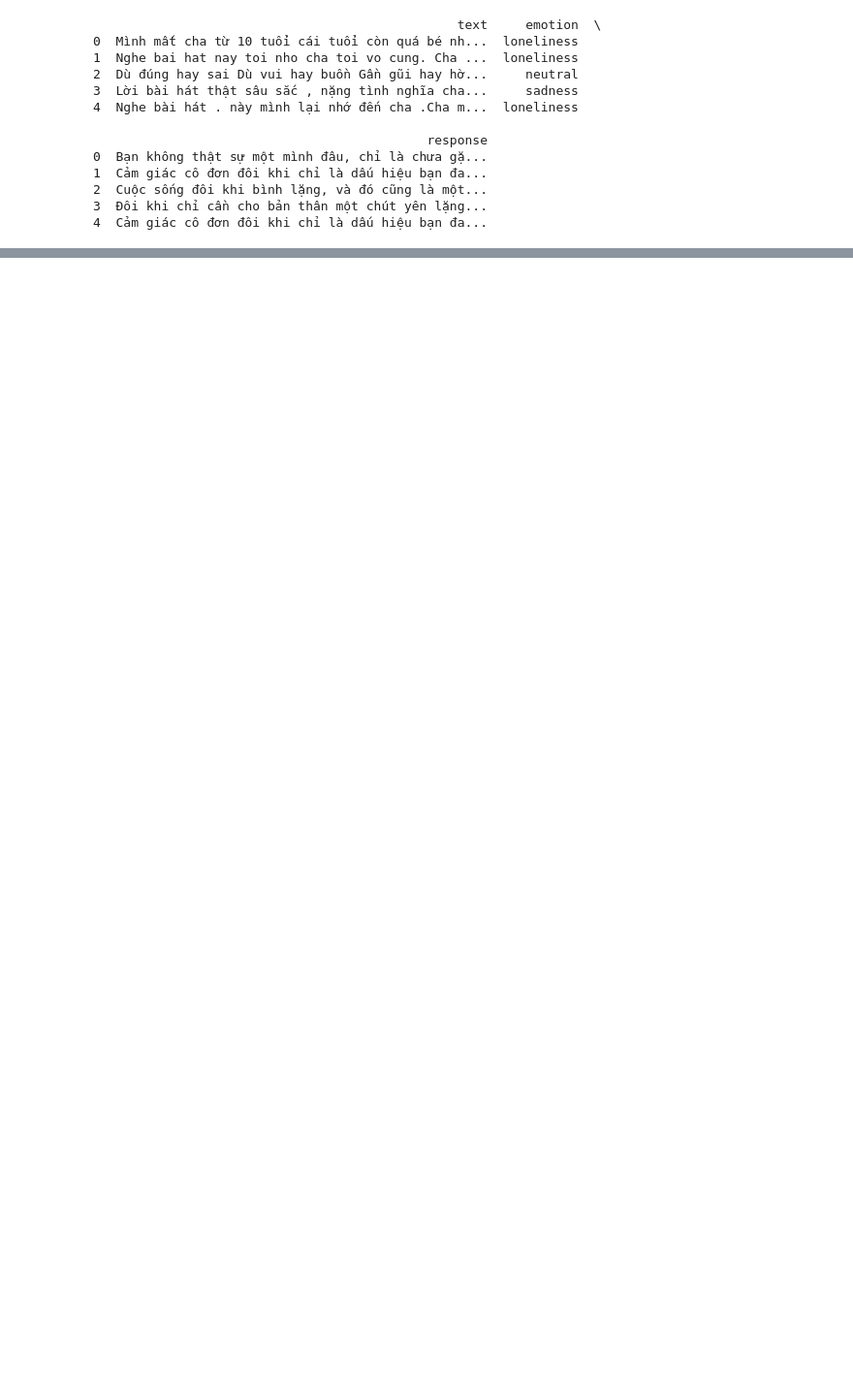
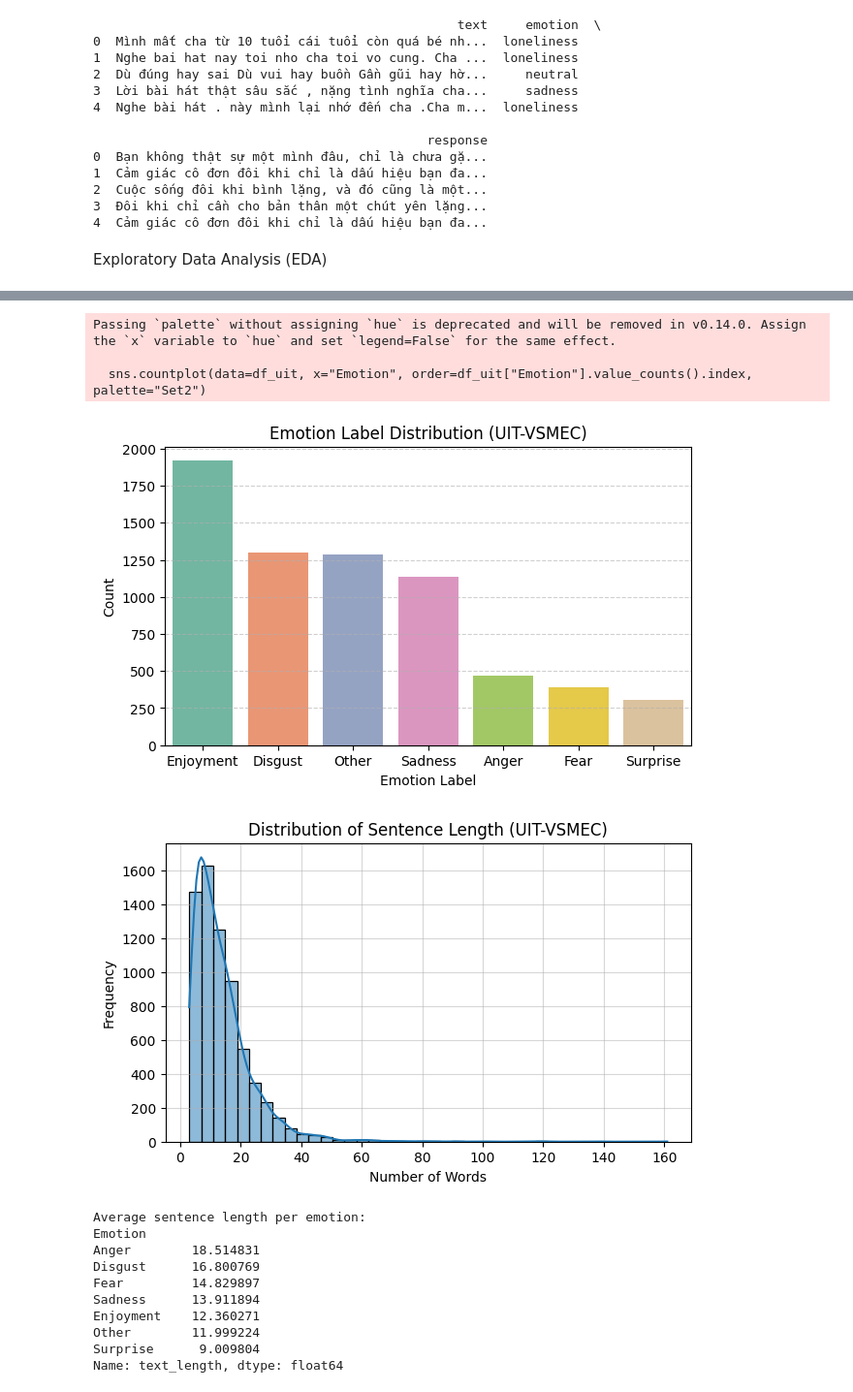
Before and after one commit to khanh13253/DSP, a Jupyter notebook: LLM_data_augment.ipynb, the cells around one changed output, grey strips where cells are left out. Shown at 97% size. Cells and saved outputs as stored; diff of their text form; code cells hidden in the pictures; blank space fills up the shorter version.

Commit message:
data

```diff
--- a/LLM_data_augment.ipynb
+++ b/LLM_data_augment.ipynb
@@ -143,0 +148,54 @@ print(f"Created {len(augmented_rows)} new rows. Total: {len(augmented_df)} rows.
+# %% [markdown]
+Exploratory Data Analysis (EDA)
+# %%
+# --- EDA for UIT-VSMEC Dataset ---
+import pandas as pd
+import matplotlib.pyplot as plt
+import seaborn as sns
+
+# Load cleaned dataset
+df_train = pd.read_csv("data/UIT_train_clean.csv")
+df_test = pd.read_csv("data/UIT_test_clean.csv")
+df_valid = pd.read_csv("data/UIT_valid_clean.csv")
+
+# Combine all sets for analysis
+df_uit = pd.concat([df_train, df_test, df_valid], ignore_index=True)
+
+# --- Basic Info ---
+print("=== UIT-VSMEC Dataset Overview ===")
+print(df_uit.info())
+print("\nSample records:")
+print(df_uit.sample(5))
+
+# --- Label Distribution ---
+plt.figure(figsize=(7, 4))
+sns.countplot(data=df_uit, x="Emotion", order=df_uit["Emotion"].value_counts().index, palette="Set2")
+plt.title("Emotion Label Distribution (UIT-VSMEC)")
+plt.xlabel("Emotion Label")
+plt.ylabel("Count")
+plt.grid(axis='y', linestyle='--', alpha=0.6)
+plt.show()
+
+# --- Text Length Analysis ---
+df_uit["text_length"] = df_uit["Clean_sentence"].apply(lambda x: len(x.split()))
+
+plt.figure(figsize=(7, 4))
+sns.histplot(df_uit["text_length"], bins=40, kde=True)
+plt.title("Distribution of Sentence Length (UIT-VSMEC)")
+plt.xlabel("Number of Words")
+plt.ylabel("Frequency")
+plt.grid(alpha=0.5)
+plt.show()
+
+# --- Average sentence length per emotion ---
+avg_len = df_uit.groupby("Emotion")["text_length"].mean().sort_values(ascending=False)
+print("\nAverage sentence length per emotion:")
+print(avg_len)
+
+plt.figure(figsize=(7,4))
+avg_len.plot(kind='bar', color='teal')
+plt.title("Average Sentence Length per Emotion (UIT-VSMEC)")
+plt.ylabel("Avg Word Count")
+plt.grid(axis='y', alpha=0.4)
+plt.show()
+# %% [output]
@@ -143,0 +221,15 @@ print(f"Created {len(augmented_rows)} new rows. Total: {len(augmented_df)} rows.
+Passing `palette` without assigning `hue` is deprecated and will be removed in v0.14.0. Assign the `x` variable to `hue` and set `legend=False` for the same effect.
+
+  sns.countplot(data=df_uit, x="Emotion", order=df_uit["Emotion"].value_counts().index, palette="Set2")
+[figure, added]
+[figure, added]
+Average sentence length per emotion:
+Emotion
+Anger        18.514831
+Disgust      16.800769
+Fear         14.829897
+Sadness      13.911894
+Enjoyment    12.360271
+Other        11.999224
+Surprise      9.009804
+Name: text_length, dtype: float64
```
Also changed, not shown: parts of 3 cells of this notebook, 7 other files.
